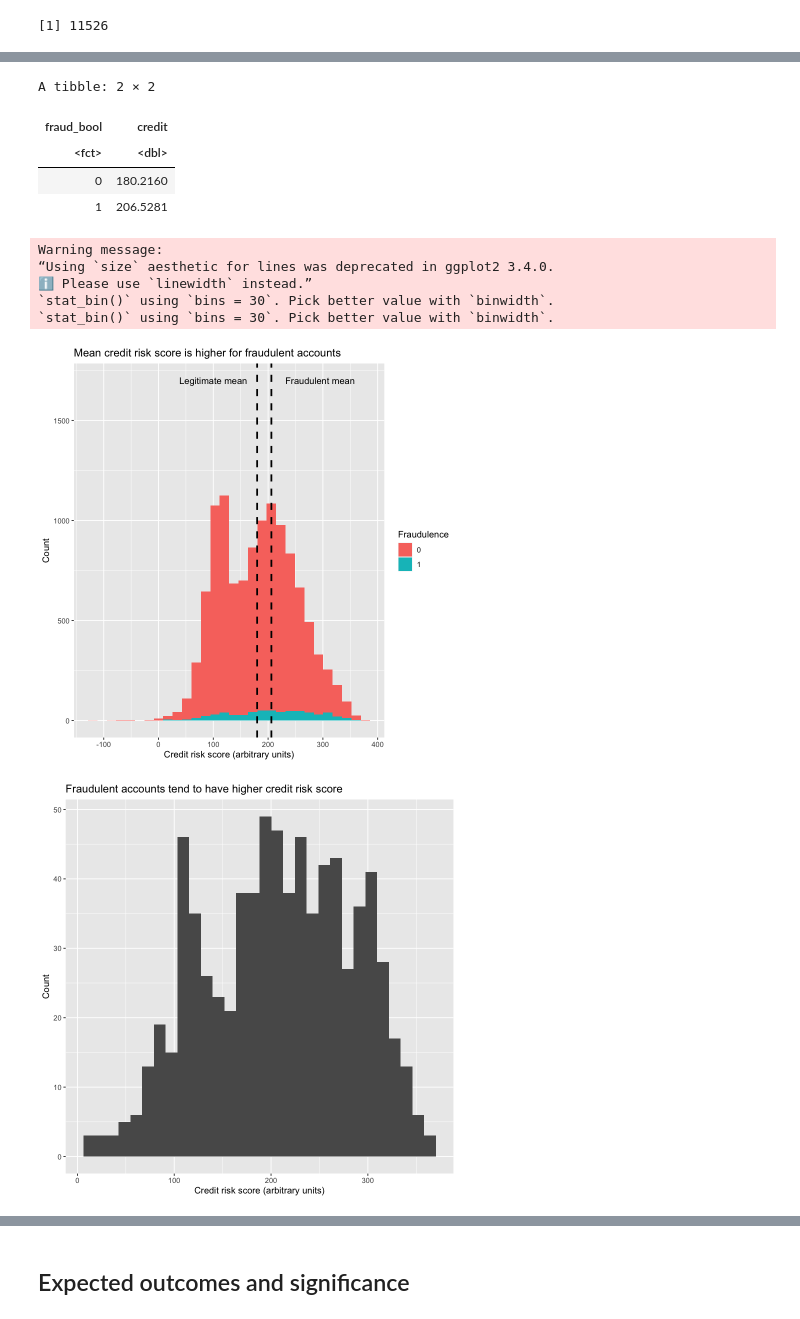
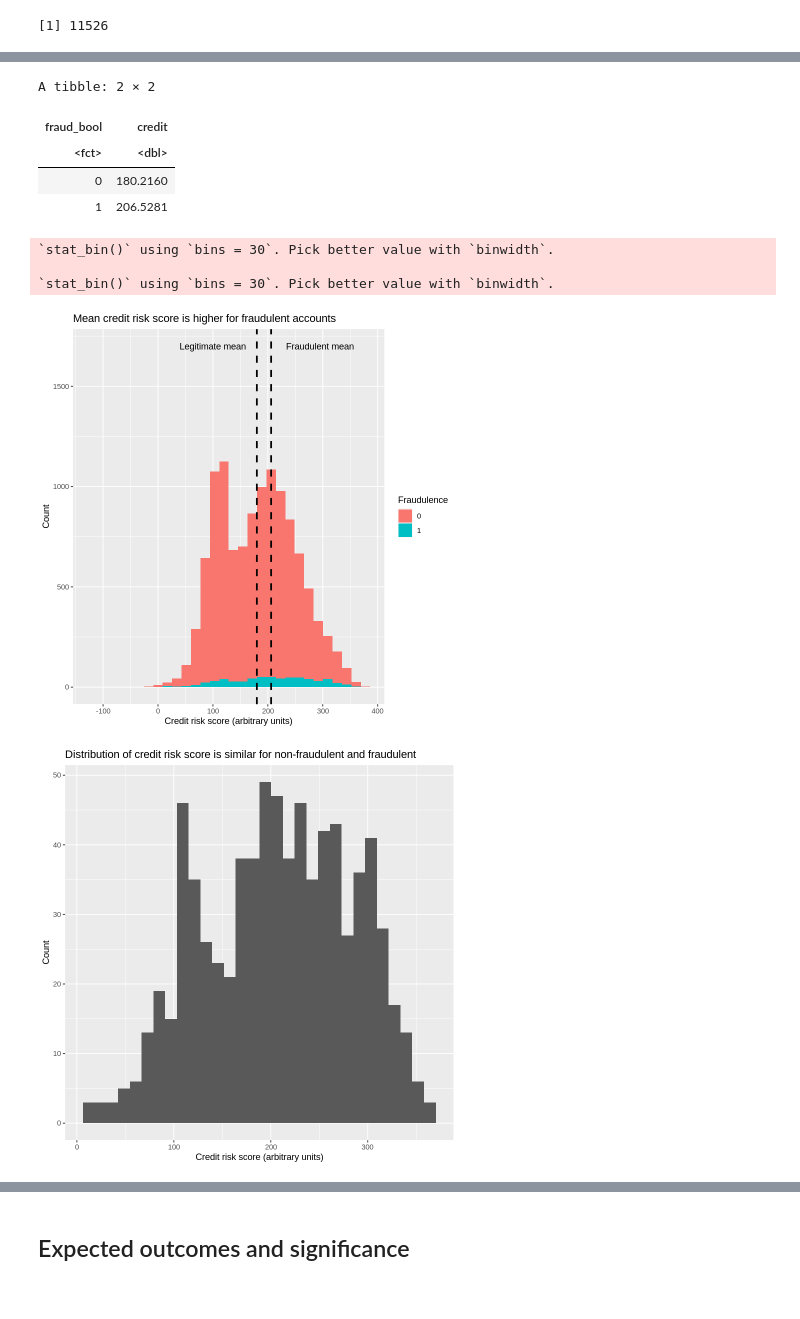
Before and after one commit to aqil18/DSCI100-Term-Project-2022W2, a Jupyter notebook: group_project_proposal.ipynb, the cells around one changed output, grey strips where cells are left out. Saved outputs shown, nothing was run; the diff lists cells and outputs as text; code cells hidden in the pictures.

```diff
--- a/group_project_proposal.ipynb
+++ b/group_project_proposal.ipynb
@@ -177,39 +192,37 @@ average_credit_risk_score <- fraud_train |>
 average_credit_risk_score
 
 credit_risk_score_plot <- ggplot(fraud_train, aes(x = credit_risk_score, fill = fraud_bool)) +
   geom_histogram() +
   labs(fill = "Fraudulence") +
   xlab("Credit risk score (arbitrary units)") +
   ylab("Count") +
   geom_vline(xintercept = 180, linetype = "dashed", size = 1) +
   geom_vline(xintercept = 206, linetype = "dashed", size = 1) +
   annotate("text", x = 100, y = 1700, label = "Legitimate mean") +
   annotate("text", x = 295, y = 1700, label = "Fraudulent mean") +
   ggtitle("Mean credit risk score is higher for fraudulent accounts")
 
   fraud_credit_risk_score_plot <- fraud_narrowed |>
   filter(fraud_bool == 1) |>
   ggplot(aes(x = credit_risk_score)) +
   geom_histogram() +
   xlab("Credit risk score (arbitrary units)") +
   ylab("Count") +
-  ggtitle("Fraudulent accounts tend to have higher credit risk score")
+  ggtitle("Distribution of credit risk score is similar for non-fraudulent and fraudulent")
 
 credit_risk_score_plot
 fraud_credit_risk_score_plot
 # %% [output]
 A tibble: 2 × 2
 | fraud_bool | credit |
 | <fct> | <dbl> |
 | 0 | 180.2160 |
 | 1 | 206.5281 |
-Warning message:
-“Using `size` aesthetic for lines was deprecated in ggplot2 3.4.0.
-ℹ Please use `linewidth` instead.”
 `stat_bin()` using `bins = 30`. Pick better value with `binwidth`.
+
 `stat_bin()` using `bins = 30`. Pick better value with `binwidth`.
-[figure, old version]
+[figure, new version]
-[figure, old version]
+[figure, new version]
 # %%
 average_income <- fraud_train |>
     group_by(fraud_bool) |>
```
Also changed, not shown: parts of 26 cells of this notebook.
